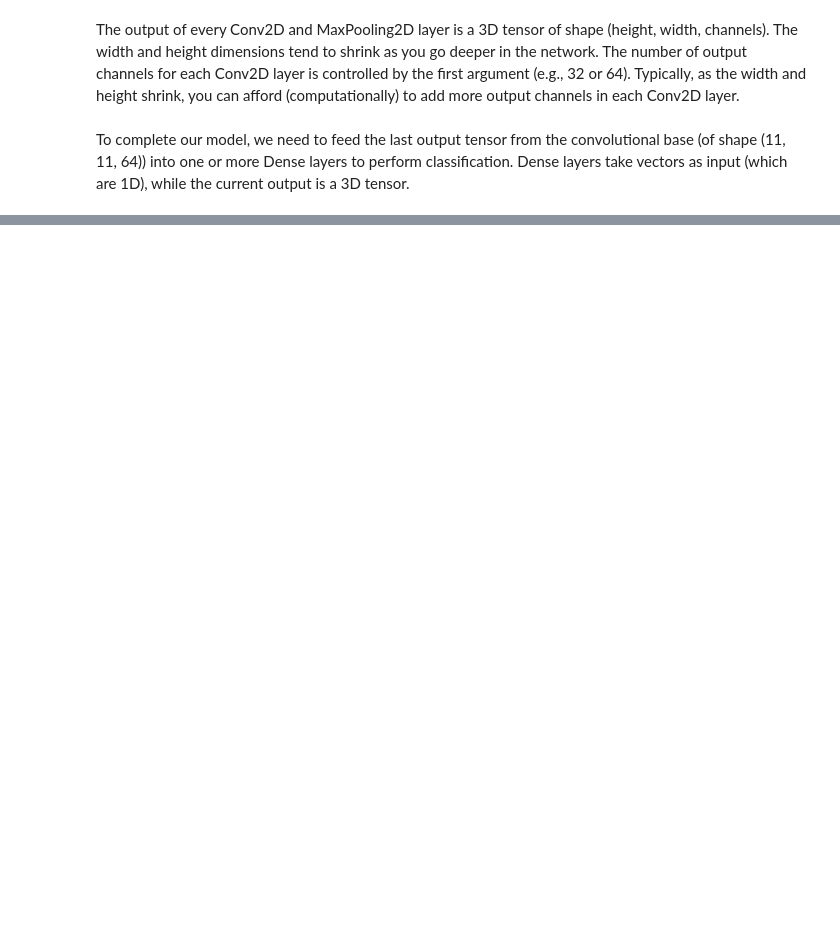
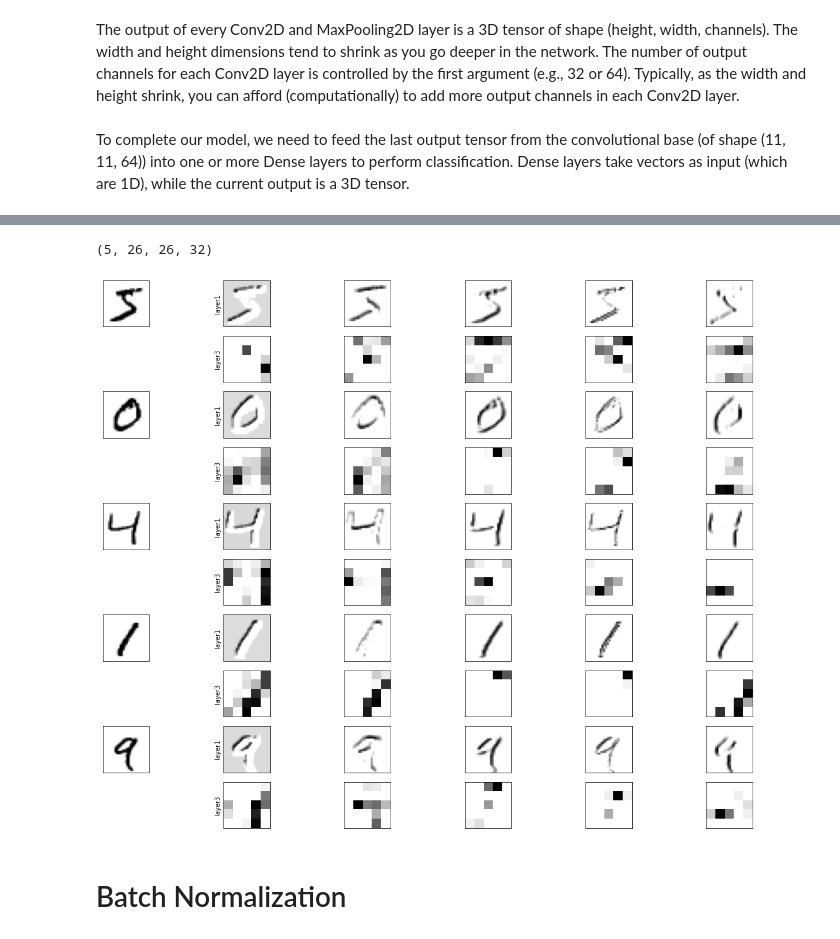
Before and after one commit to Amirosimani/Machine_Learning_Pratt, a Jupyter notebook: labs/lab_10.ipynb, the cells around one changed output, grey strips where cells are left out. Drawn from its saved outputs; the diff is of its cells as text; code cells hidden in the pictures; blank space fills up the shorter version.

```diff
--- a/labs/lab_10.ipynb
+++ b/labs/lab_10.ipynb
@@ -315,0 +252,38 @@ NameError: name 'layer' is not defined
+# %%
+from tensorflow.keras import backend as K
+
+# with a Sequential model
+get_1rd_layer_output = K.function([model_cnn.layers[0].input],
+                                  [model_cnn.layers[0].output])
+get_3rd_layer_output = K.function([model_cnn.layers[0].input],
+                                  [model_cnn.layers[3].output])
+
+layer1_output = get_1rd_layer_output([x_train_reshaped[:5]])[0]
+layer3_output = get_3rd_layer_output([x_train_reshaped[:5]])[0]
+# %%
+layer1_output.shape
+# %% [output]
+(5, 26, 26, 32)
+# %%
+weights, biases = model_cnn.layers[0].get_weights()
+n_images = layer1_output.shape[0]
+# n_filters = layer1_output.shape[3]
+n_filters = 5
+
+
+
+fig, axes = plt.subplots(n_images * 2, n_filters + 1, figsize=(20, 16), subplot_kw={'xticks': (), 'yticks': ()})
+for i in range(n_images):
+    # for reach input image (= 2 rows)
+    axes[2 * i, 0].imshow(x_train_reshaped[i, :, :, 0], cmap="gray_r")
+    axes[2 * i + 1, 0].set_visible(False)
+    axes[2 * i, 1].set_ylabel("layer1")
+    axes[2 * i + 1, 1].set_ylabel("layer3")
+    for j in range(n_filters):
+        # for each feature map (same number in layer 1 and 3)
+        axes[2 * i, j + 1].imshow(layer1_output[i, :, :, j], cmap='gray_r')
+        axes[2 * i + 1, j + 1].imshow(layer3_output[i, :, :, j], cmap='gray_r')
+# %% [output]
+[figure, added]
+# %% [markdown]
+# Batch Normalization
```
Also changed, not shown: parts of 31 cells of this notebook, 1 other file.
